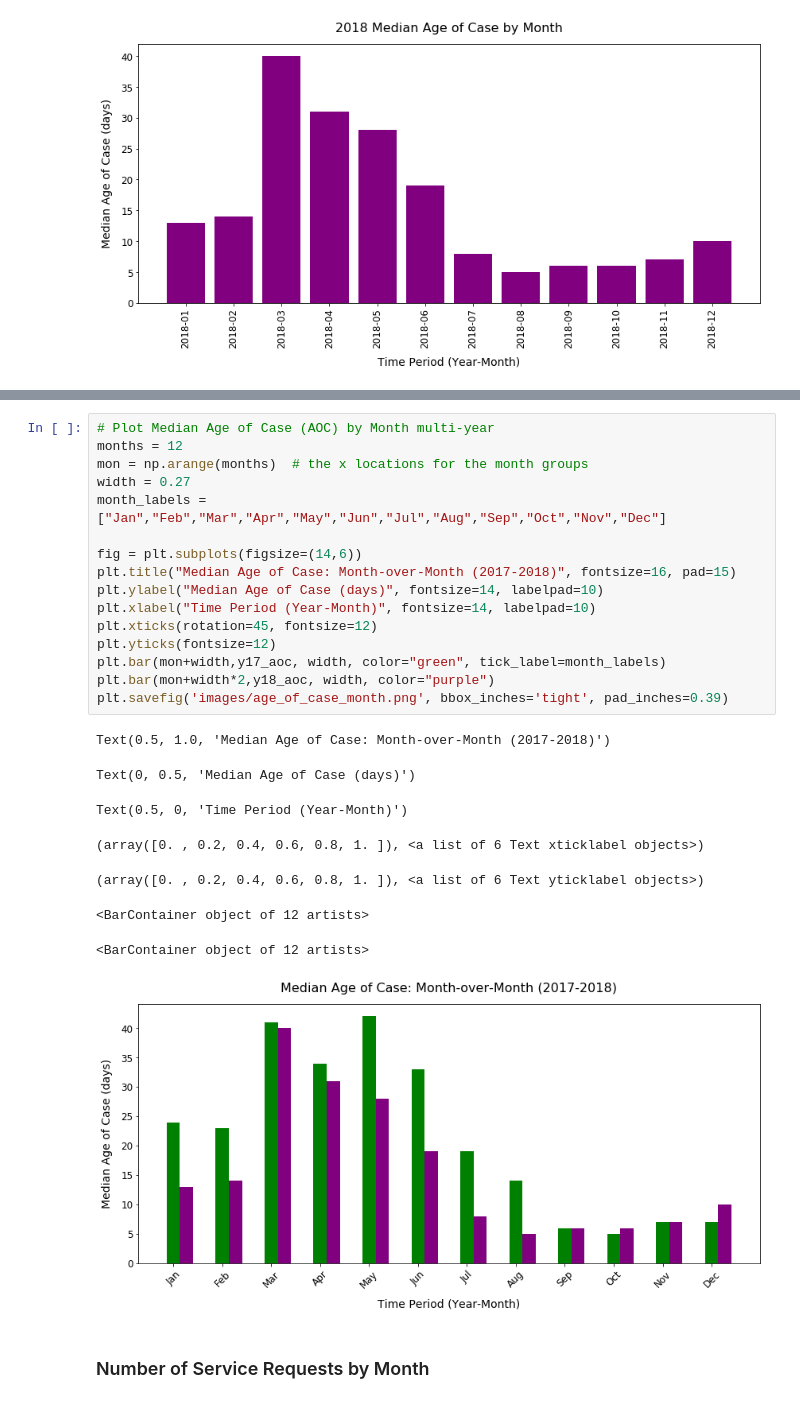
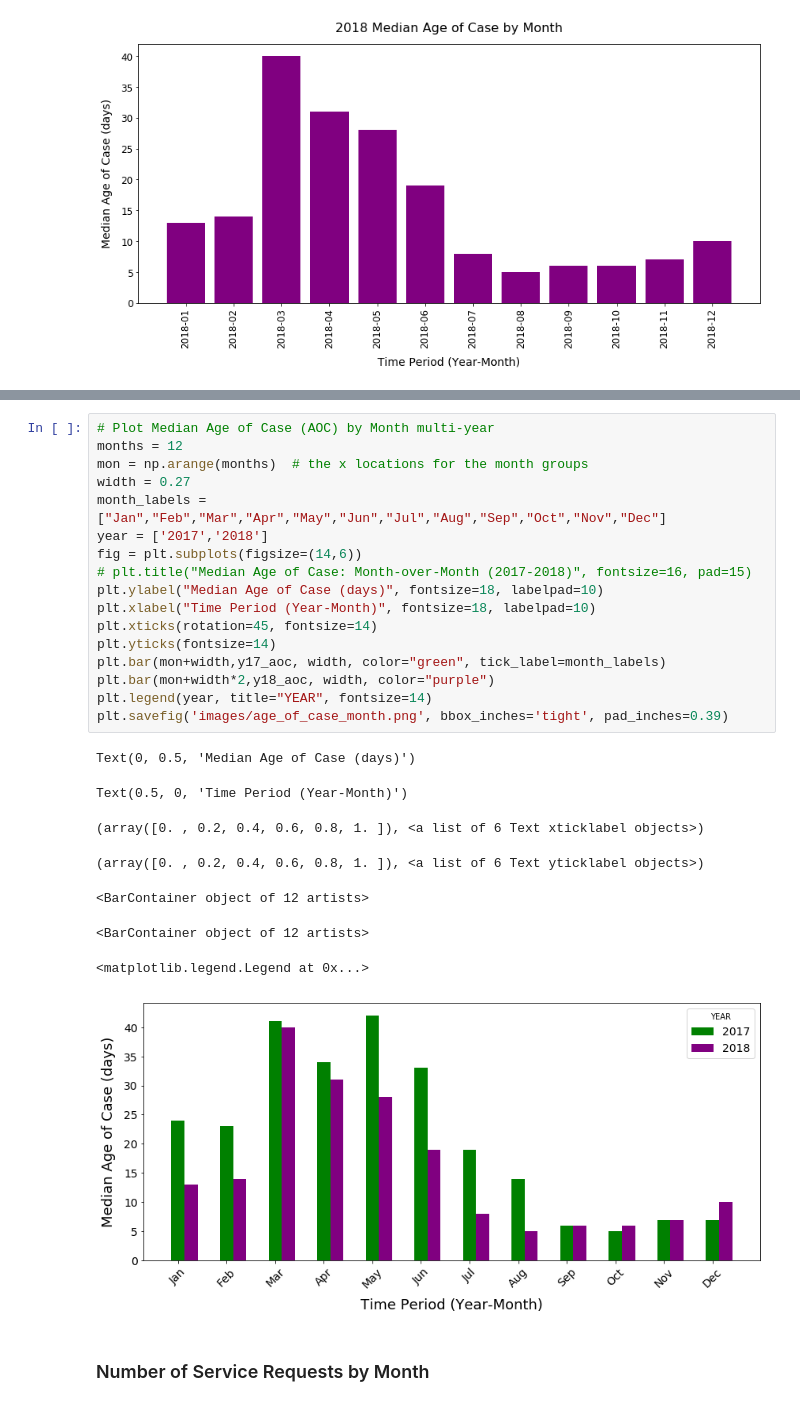
Before and after one commit to lidiomarx/SD-Potholes, a Jupyter notebook: jmc39/potholes_time_period_jmc39.ipynb, the cells around one changed output, grey strips where cells are left out. Cells and saved outputs as stored; diff of their text form.

```diff
--- a/jmc39/potholes_time_period_jmc39.ipynb
+++ b/jmc39/potholes_time_period_jmc39.ipynb
@@ -214,28 +274,29 @@ Text(0.5, 0, 'Time Period (Year-Month)')
 # %%
 # Plot Median Age of Case (AOC) by Month multi-year
 months = 12
 mon = np.arange(months)  # the x locations for the month groups
 width = 0.27
 month_labels =["Jan","Feb","Mar","Apr","May","Jun","Jul","Aug","Sep","Oct","Nov","Dec"]
-
+year = ['2017','2018']
 fig = plt.subplots(figsize=(14,6))
-plt.title("Median Age of Case: Month-over-Month (2017-2018)", fontsize=16, pad=15)
-plt.ylabel("Median Age of Case (days)", fontsize=14, labelpad=10)
-plt.xlabel("Time Period (Year-Month)", fontsize=14, labelpad=10)
-plt.xticks(rotation=45, fontsize=12)
-plt.yticks(fontsize=12)
+# plt.title("Median Age of Case: Month-over-Month (2017-2018)", fontsize=16, pad=15)
+plt.ylabel("Median Age of Case (days)", fontsize=18, labelpad=10)
+plt.xlabel("Time Period (Year-Month)", fontsize=18, labelpad=10)
+plt.xticks(rotation=45, fontsize=14)
+plt.yticks(fontsize=14)
 plt.bar(mon+width,y17_aoc, width, color="green", tick_label=month_labels)
 plt.bar(mon+width*2,y18_aoc, width, color="purple")
+plt.legend(year, title="YEAR", fontsize=14)
 plt.savefig('images/age_of_case_month.png', bbox_inches='tight', pad_inches=0.39)
 # %% [output]
-Text(0.5, 1.0, 'Median Age of Case: Month-over-Month (2017-2018)')
+Text(0, 0.5, 'Median Age of Case (days)')
-Text(0, 0.5, 'Median Age of Case (days)')
+Text(0.5, 0, 'Time Period (Year-Month)')
-Text(0.5, 0, 'Time Period (Year-Month)')
+(array([0. , 0.2, 0.4, 0.6, 0.8, 1. ]), <a list of 6 Text xticklabel objects>)
-(array([0. , 0.2, 0.4, 0.6, 0.8, 1. ]), <a list of 6 Text xticklabel objects>)
+(array([0. , 0.2, 0.4, 0.6, 0.8, 1. ]), <a list of 6 Text yticklabel objects>)
-(array([0. , 0.2, 0.4, 0.6, 0.8, 1. ]), <a list of 6 Text yticklabel objects>)
+<BarContainer object of 12 artists>
 <BarContainer object of 12 artists>
-<BarContainer object of 12 artists>
+<matplotlib.legend.Legend at 0x...>
-[figure, old version]
+[figure, new version]
 # %% [markdown]
 ### Number of Service Requests by Month
 # %%
```
Also changed, not shown: parts of 8 cells of this notebook, 6 other files.
